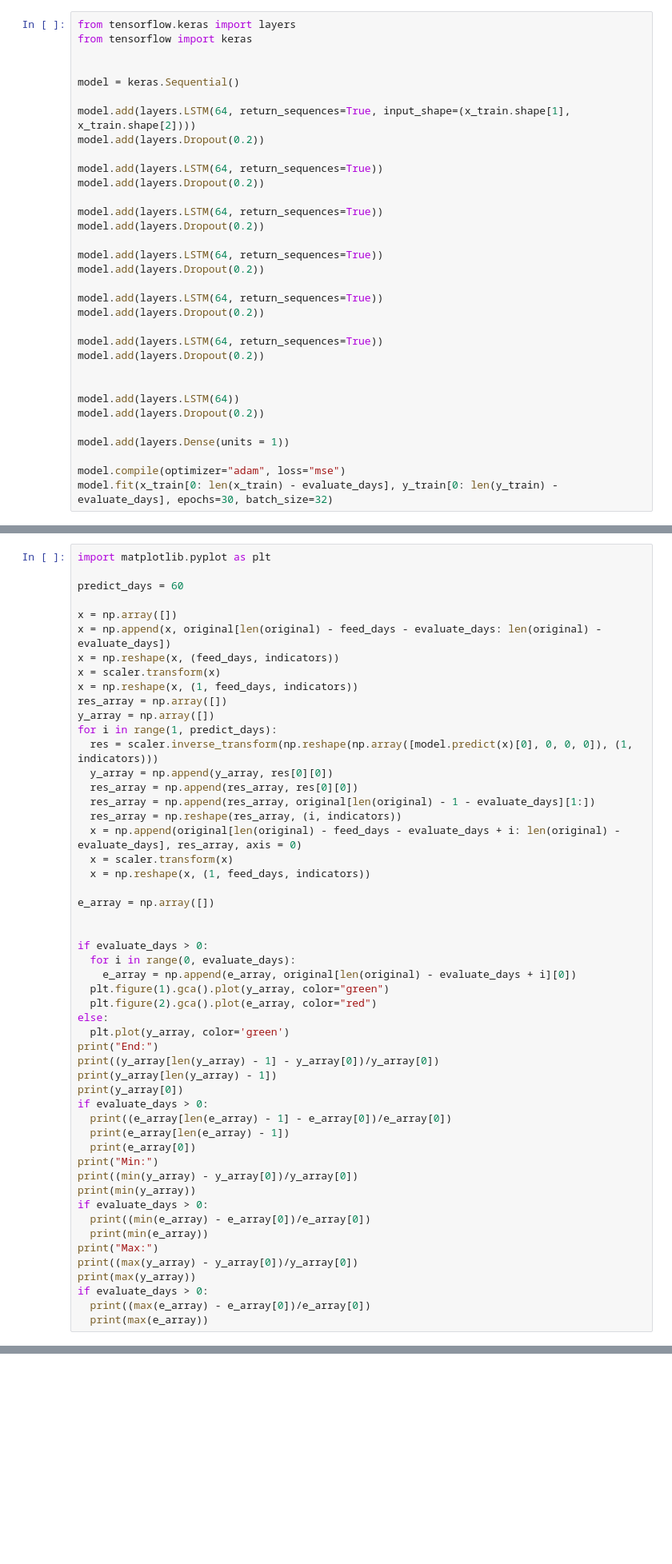
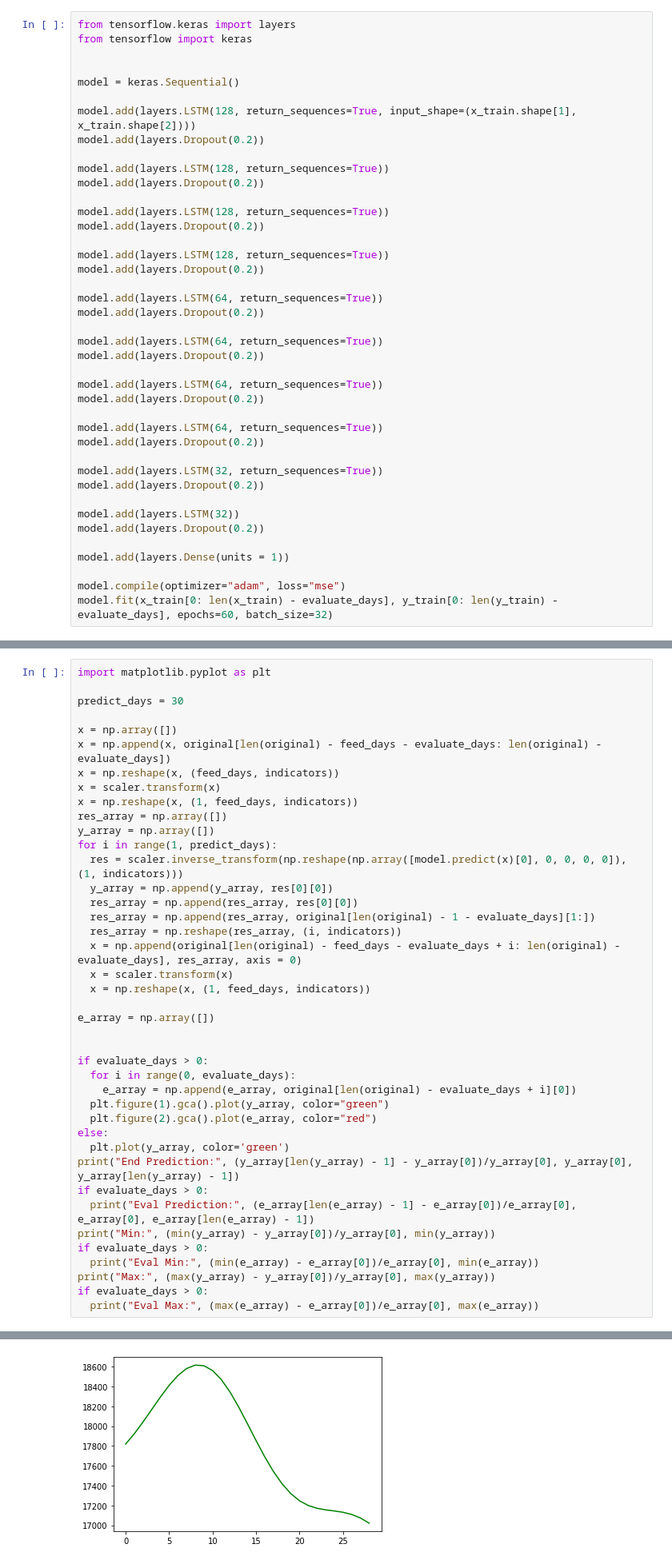
Before and after one commit to alirezaght/bitcoin-price-prediction, a Jupyter notebook: train.ipynb, the cells around one changed output, grey strips where cells are left out. Shown: that part at 80% size. Drawn from its saved outputs; the diff is of its cells as text; blank space fills up the shorter version.

```diff
--- a/train.ipynb
+++ b/train.ipynb
@@ -112,7 +112,16 @@ from tensorflow import keras
 
 model = keras.Sequential()
 
-model.add(layers.LSTM(64, return_sequences=True, input_shape=(x_train.shape[1], x_train.shape[2])))
+model.add(layers.LSTM(128, return_sequences=True, input_shape=(x_train.shape[1], x_train.shape[2])))
+model.add(layers.Dropout(0.2))
+
+model.add(layers.LSTM(128, return_sequences=True))
+model.add(layers.Dropout(0.2))
+
+model.add(layers.LSTM(128, return_sequences=True))
+model.add(layers.Dropout(0.2))
+
+model.add(layers.LSTM(128, return_sequences=True))
 model.add(layers.Dropout(0.2))
 
 model.add(layers.LSTM(64, return_sequences=True))
@@ -127,16 +136,15 @@ model.add(layers.Dropout(0.2))
 model.add(layers.LSTM(64, return_sequences=True))
 model.add(layers.Dropout(0.2))
 
-model.add(layers.LSTM(64, return_sequences=True))
+model.add(layers.LSTM(32, return_sequences=True))
 model.add(layers.Dropout(0.2))
 
-
-model.add(layers.LSTM(64))
+model.add(layers.LSTM(32))
 model.add(layers.Dropout(0.2))
 
 model.add(layers.Dense(units = 1))
 
 model.compile(optimizer="adam", loss="mse")
-model.fit(x_train[0: len(x_train) - evaluate_days], y_train[0: len(y_train) - evaluate_days], epochs=30, batch_size=32)
+model.fit(x_train[0: len(x_train) - evaluate_days], y_train[0: len(y_train) - evaluate_days], epochs=60, batch_size=32)
 # %% [output]
 Epoch 1/30
@@ -162,7 +170,7 @@ Epoch 30/30
 # %%
 import matplotlib.pyplot as plt
 
-predict_days = 60
+predict_days = 30
 
 x = np.array([])
 x = np.append(x, original[len(original) - feed_days - evaluate_days: len(original) - evaluate_days])
@@ -172,7 +180,7 @@ x = np.reshape(x, (1, feed_days, indicators))
 res_array = np.array([])
 y_array = np.array([])
 for i in range(1, predict_days):
-  res = scaler.inverse_transform(np.reshape(np.array([model.predict(x)[0], 0, 0, 0]), (1, indicators)))
+  res = scaler.inverse_transform(np.reshape(np.array([model.predict(x)[0], 0, 0, 0, 0]), (1, indicators)))
   y_array = np.append(y_array, res[0][0])
   res_array = np.append(res_array, res[0][0])
   res_array = np.append(res_array, original[len(original) - 1 - evaluate_days][1:])
@@ -191,24 +199,13 @@ if evaluate_days > 0:
   plt.figure(2).gca().plot(e_array, color="red")
 else:
   plt.plot(y_array, color='green')
-print("End:")
-print((y_array[len(y_array) - 1] - y_array[0])/y_array[0])
-print(y_array[len(y_array) - 1])
-print(y_array[0])
+print("End Prediction:", (y_array[len(y_array) - 1] - y_array[0])/y_array[0], y_array[0], y_array[len(y_array) - 1])
 if evaluate_days > 0:
-  print((e_array[len(e_array) - 1] - e_array[0])/e_array[0])
-  print(e_array[len(e_array) - 1])
-  print(e_array[0])
-print("Min:")
-print((min(y_array) - y_array[0])/y_array[0])
-print(min(y_array))
+  print("Eval Prediction:", (e_array[len(e_array) - 1] - e_array[0])/e_array[0], e_array[0], e_array[len(e_array) - 1])
+print("Min:", (min(y_array) - y_array[0])/y_array[0], min(y_array))
 if evaluate_days > 0:
-  print((min(e_array) - e_array[0])/e_array[0])
-  print(min(e_array))
-print("Max:")
-print((max(y_array) - y_array[0])/y_array[0])
-print(max(y_array))
+  print("Eval Min:", (min(e_array) - e_array[0])/e_array[0], min(e_array))
+print("Max:", (max(y_array) - y_array[0])/y_array[0], max(y_array))
 if evaluate_days > 0:
-  print((max(e_array) - e_array[0])/e_array[0])
-  print(max(e_array))
+  print("Eval Max:", (max(e_array) - e_array[0])/e_array[0], max(e_array))
 # %% [output]
@@ -247,0 +247 @@ if evaluate_days > 0:
+[figure, added]
```
Also changed, not shown: parts of 3 cells of this notebook.
